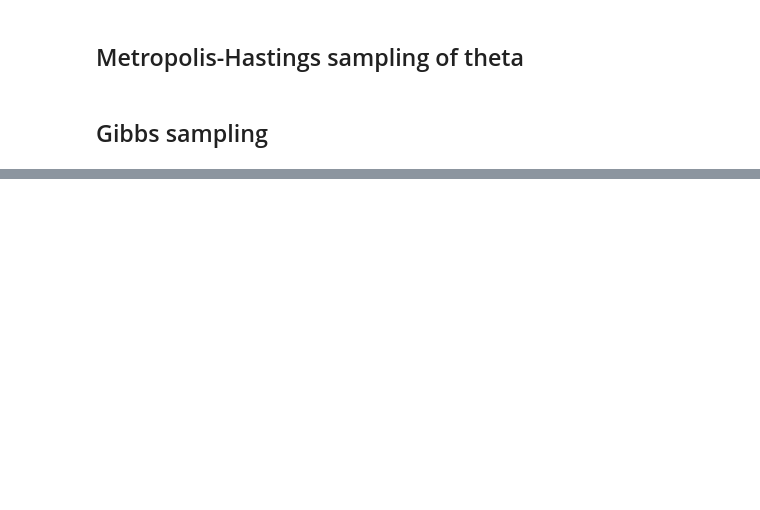
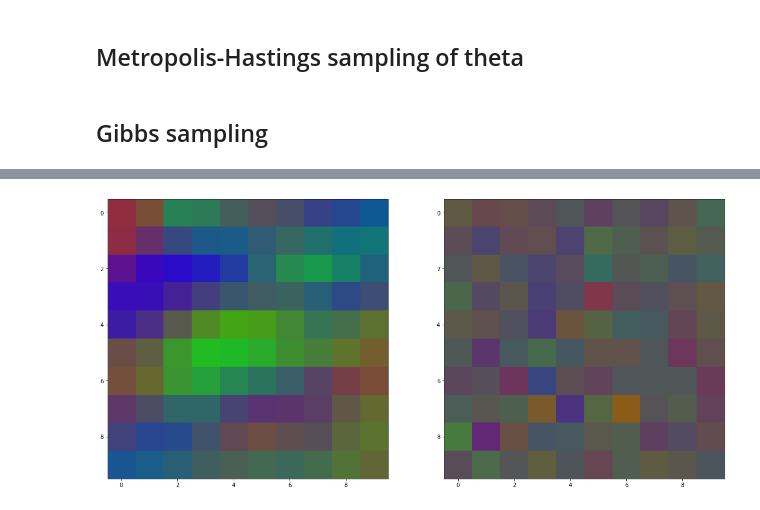
Before and after one commit to j-foyer/ensaLaDA, a Jupyter notebook: Gibbs.ipynb, the cells around one changed output, grey strips where cells are left out. Drawn from its saved outputs; the diff is of its cells as text; code cells hidden in the pictures; blank space fills up the shorter version.

```diff
--- a/Gibbs.ipynb
+++ b/Gibbs.ipynb
@@ -530,0 +645,8 @@ Wall time: 20.4 s
+# %%
+fig,ax = plt.subplots(1,2,figsize = (20,10))
+
+ax[0].imshow(adata.obsm["theta"].reshape(10,10,3))
+ax[1].imshow(theta.reshape(10,10,3))
+plt.show()
+# %% [output]
+[figure, added]
```
Also changed, not shown: parts of 16 cells of this notebook, 1 other file.
